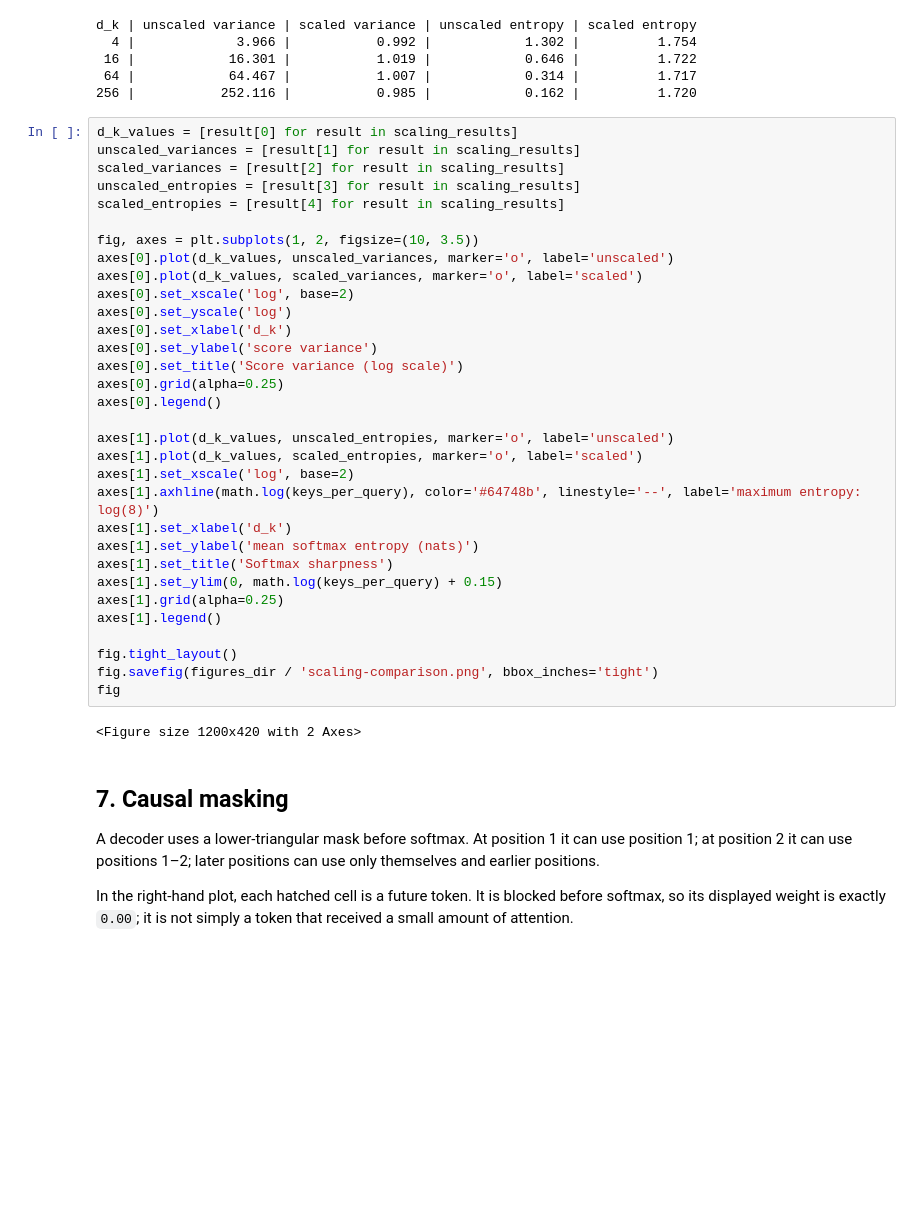
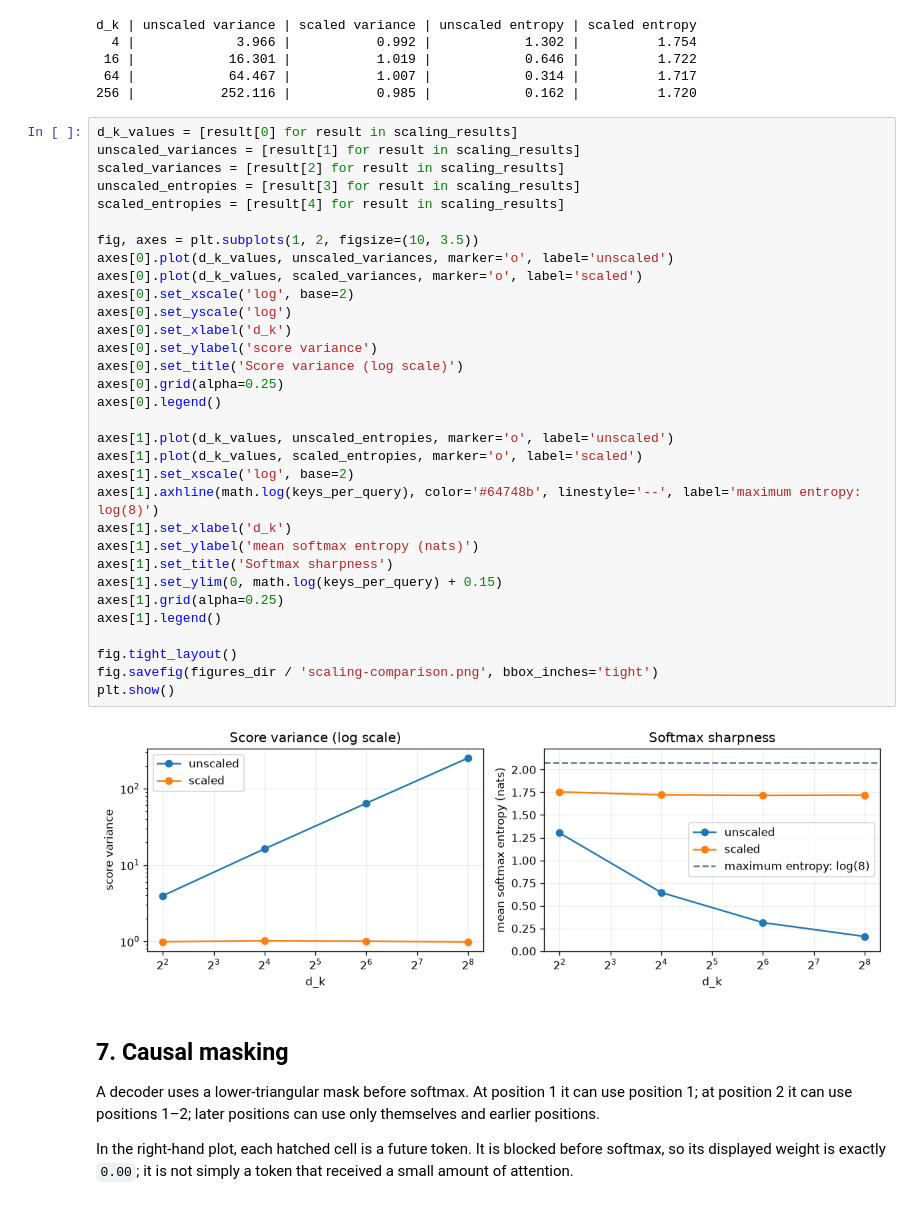
Before and after one commit to SaqlainXoas/ai-research-notes, a Jupyter notebook: experiments/attention-from-scratch/attention-from-scratch.ipynb, the cells around one changed output. Drawn from its saved outputs; the diff is of its cells as text; blank space fills up the shorter version.

Commit message:
fix: render attention notebook plots inline

```diff
--- a/experiments/attention-from-scratch/attention-from-scratch.ipynb
+++ b/experiments/attention-from-scratch/attention-from-scratch.ipynb
@@ -159,35 +161,35 @@ d_k_values = [result[0] for result in scaling_results]
 unscaled_variances = [result[1] for result in scaling_results]
 scaled_variances = [result[2] for result in scaling_results]
 unscaled_entropies = [result[3] for result in scaling_results]
 scaled_entropies = [result[4] for result in scaling_results]
 
 fig, axes = plt.subplots(1, 2, figsize=(10, 3.5))
 axes[0].plot(d_k_values, unscaled_variances, marker='o', label='unscaled')
 axes[0].plot(d_k_values, scaled_variances, marker='o', label='scaled')
 axes[0].set_xscale('log', base=2)
 axes[0].set_yscale('log')
 axes[0].set_xlabel('d_k')
 axes[0].set_ylabel('score variance')
 axes[0].set_title('Score variance (log scale)')
 axes[0].grid(alpha=0.25)
 axes[0].legend()
 
 axes[1].plot(d_k_values, unscaled_entropies, marker='o', label='unscaled')
 axes[1].plot(d_k_values, scaled_entropies, marker='o', label='scaled')
 axes[1].set_xscale('log', base=2)
 axes[1].axhline(math.log(keys_per_query), color='#64748b', linestyle='--', label='maximum entropy: log(8)')
 axes[1].set_xlabel('d_k')
 axes[1].set_ylabel('mean softmax entropy (nats)')
 axes[1].set_title('Softmax sharpness')
 axes[1].set_ylim(0, math.log(keys_per_query) + 0.15)
 axes[1].grid(alpha=0.25)
 axes[1].legend()
 
 fig.tight_layout()
 fig.savefig(figures_dir / 'scaling-comparison.png', bbox_inches='tight')
-fig
+plt.show()
 # %% [output]
-<Figure size 1200x420 with 2 Axes>
+[figure, added]
 # %% [markdown]
 ## 7. Causal masking
 
```
Also changed, not shown: parts of 4 cells of this notebook, 1 other file.
